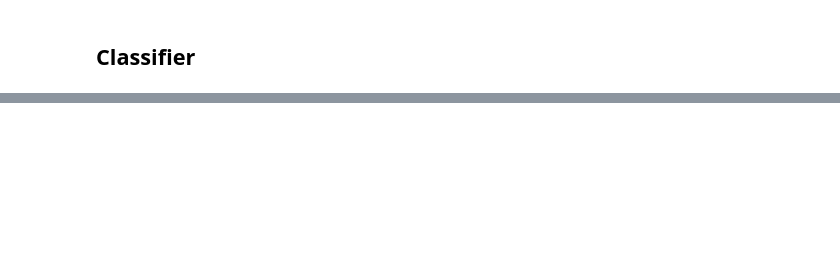
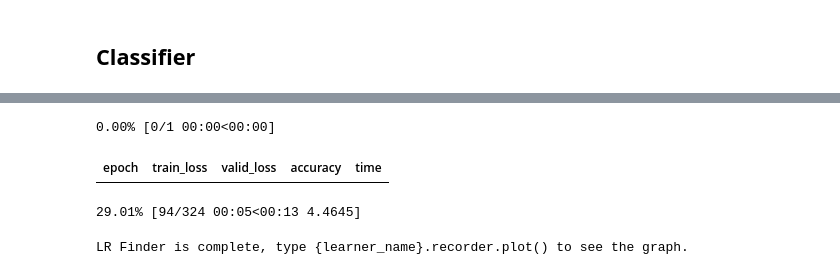
Before and after one commit to Achilles107/emotion-recognition, a Jupyter notebook: emotion_detection.ipynb, the cells around one changed output, grey strips where cells are left out. Saved outputs shown, nothing was run; the diff lists cells and outputs as text; code cells hidden in the pictures; blank space fills up the shorter version.

```diff
--- a/emotion_detection.ipynb
+++ b/emotion_detection.ipynb
@@ -195,0 +241,7 @@ path_to_pkl = '/content/drive/My\ Drive/fast_ai/export_files/emotions.pkl'
+# %%
+learn_class.lr_find()
+# %% [output]
+0.00% [0/1 00:00<00:00]
+| epoch | train_loss | valid_loss | accuracy | time |
+29.01% [94/324 00:05<00:13 4.4645]
+LR Finder is complete, type {learner_name}.recorder.plot() to see the graph.
```
Also changed, not shown: parts of 18 cells of this notebook.
